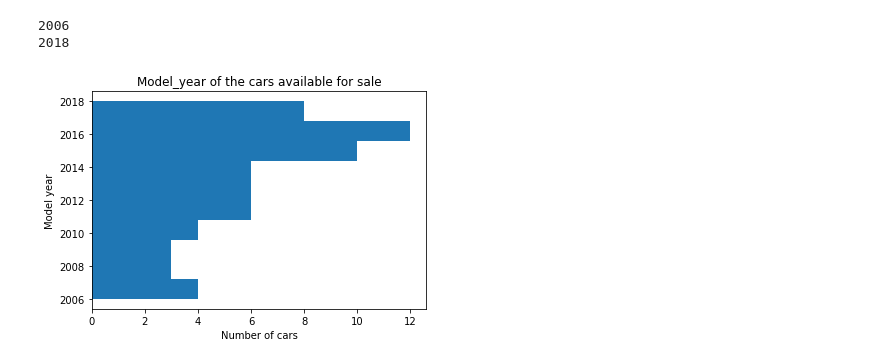
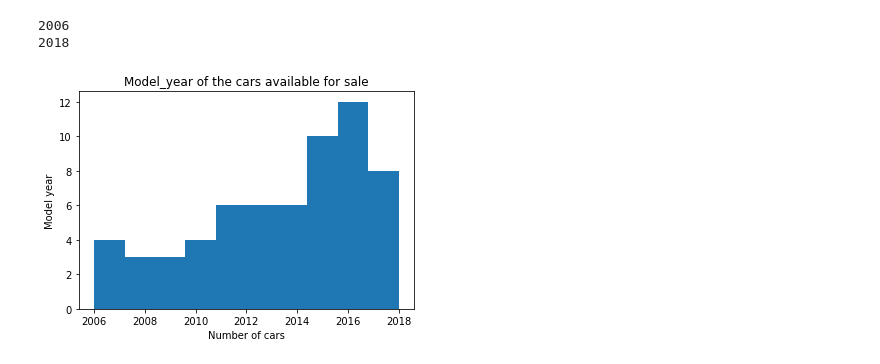
Before and after one commit to harishkemkar/Webscarapperfor_used_cars, a Jupyter notebook: usedcars.ipynb, the cells around one changed output. Drawn from its saved outputs; the diff is of its cells as text; code cells hidden in the pictures.

```diff
--- a/usedcars.ipynb
+++ b/usedcars.ipynb
@@ -192,10 +190,10 @@ print(df_out['model_date'].max())
 2006
 2018
 # %%
-plt.hist(df_out['model_date'],bins = 10,orientation = 'horizontal')
+plt.hist(df_out['model_date'],bins = 10,orientation = 'vertical')
 plt.ylabel('Model year')
 plt.xlabel('Number of cars')
 plt.title("Model_year of the cars available for sale")
 plt.show()
 # %% [output]
-[figure, old version]
+[figure, new version]
```
Also changed, not shown: parts of 6 cells of this notebook.
